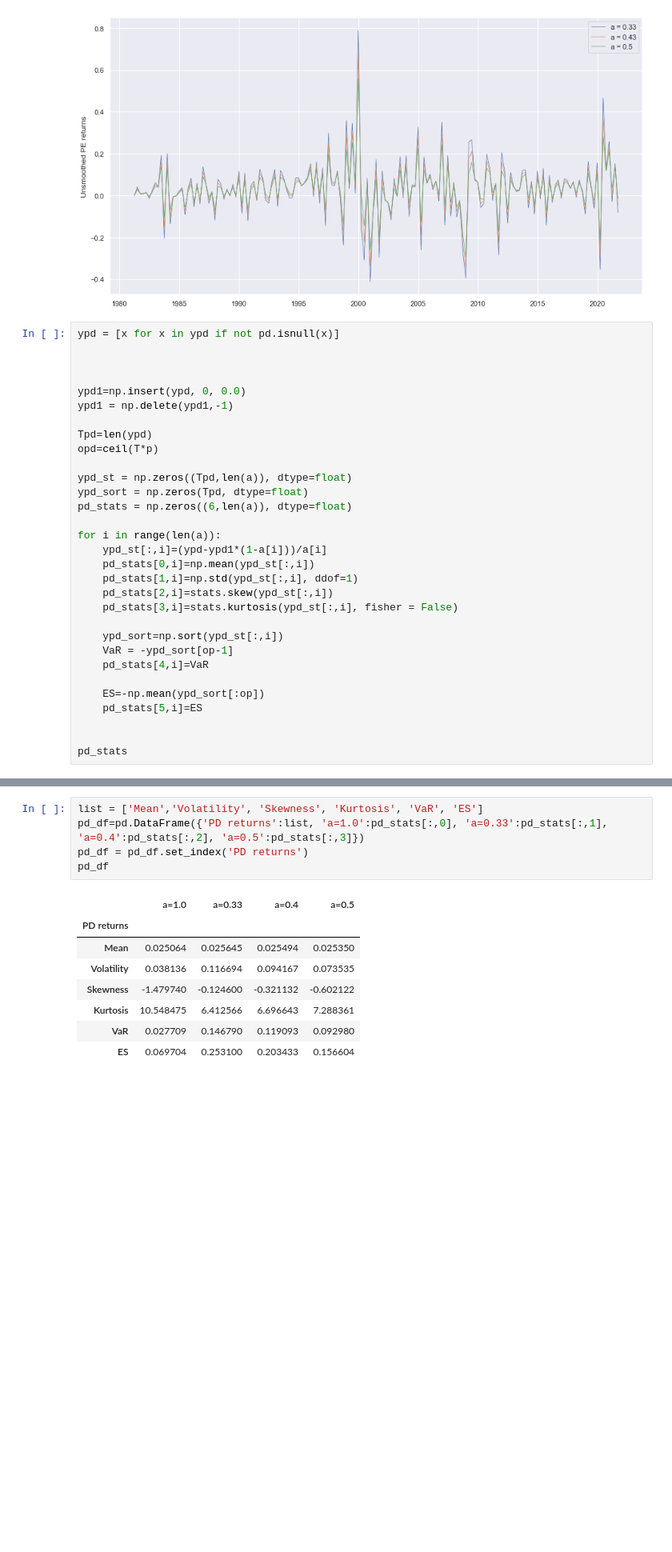
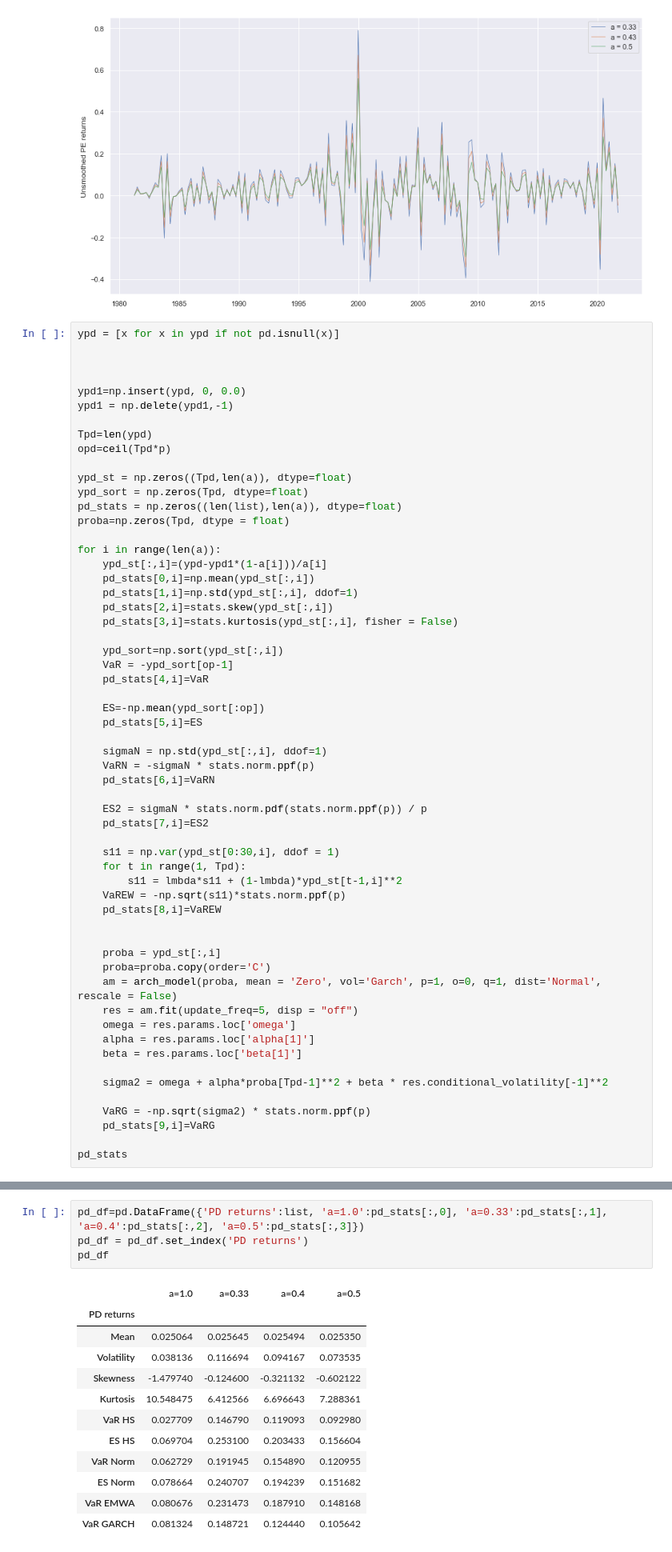
Before and after one commit to MilanGemo/Risk-Project, a Jupyter notebook: Risk Project/Risk_Project.ipynb, the cells around one changed output, grey strips where cells are left out. Shown at 80% size. Drawn from its saved outputs; the diff is of its cells as text; blank space fills up the shorter version.

```diff
--- a/Risk Project/Risk_Project.ipynb
+++ b/Risk Project/Risk_Project.ipynb
@@ -198,11 +229,12 @@ ypd1=np.insert(ypd, 0, 0.0)
 ypd1 = np.delete(ypd1,-1)
 
 Tpd=len(ypd)
-opd=ceil(T*p)
+opd=ceil(Tpd*p)
 
 ypd_st = np.zeros((Tpd,len(a)), dtype=float)
 ypd_sort = np.zeros(Tpd, dtype=float)
-pd_stats = np.zeros((6,len(a)), dtype=float)
+pd_stats = np.zeros((len(list),len(a)), dtype=float)
+proba=np.zeros(Tpd, dtype = float)
 
 for i in range(len(a)):
     ypd_st[:,i]=(ypd-ypd1*(1-a[i]))/a[i]
@@ -218,6 +250,32 @@ for i in range(len(a)):
     ES=-np.mean(ypd_sort[:op])
     pd_stats[5,i]=ES
 
+    sigmaN = np.std(ypd_st[:,i], ddof=1)
+    VaRN = -sigmaN * stats.norm.ppf(p)
+    pd_stats[6,i]=VaRN
+
+    ES2 = sigmaN * stats.norm.pdf(stats.norm.ppf(p)) / p
+    pd_stats[7,i]=ES2
+
+    s11 = np.var(ypd_st[0:30,i], ddof = 1)
+    for t in range(1, Tpd):
+        s11 = lmbda*s11 + (1-lmbda)*ypd_st[t-1,i]**2
+    VaREW = -np.sqrt(s11)*stats.norm.ppf(p)
+    pd_stats[8,i]=VaREW
+
+
+    proba = ypd_st[:,i]
+    proba=proba.copy(order='C')
+    am = arch_model(proba, mean = 'Zero', vol='Garch', p=1, o=0, q=1, dist='Normal', rescale = False)
+    res = am.fit(update_freq=5, disp = "off")
+    omega = res.params.loc['omega']
+    alpha = res.params.loc['alpha[1]']
+    beta = res.params.loc['beta[1]']
+
+    sigma2 = omega + alpha*proba[Tpd-1]**2 + beta * res.conditional_volatility[-1]**2
+
+    VaRG = -np.sqrt(sigma2) * stats.norm.ppf(p)
+    pd_stats[9,i]=VaRG
 
 pd_stats
 # %% [output]
@@ -230,17 +292,20 @@ array([[ 0.02506423,  0.02564534,  0.02549356,  0.02535045],
 # %%
-list = ['Mean','Volatility', 'Skewness', 'Kurtosis', 'VaR', 'ES']
 pd_df=pd.DataFrame({'PD returns':list, 'a=1.0':pd_stats[:,0], 'a=0.33':pd_stats[:,1], 'a=0.4':pd_stats[:,2], 'a=0.5':pd_stats[:,3]})
 pd_df = pd_df.set_index('PD returns')
 pd_df
 # %% [output]
 |  | a=1.0 | a=0.33 | a=0.4 | a=0.5 |
 | PD returns |  |  |  |  |
 | Mean | 0.025064 | 0.025645 | 0.025494 | 0.025350 |
 | Volatility | 0.038136 | 0.116694 | 0.094167 | 0.073535 |
 | Skewness | -1.479740 | -0.124600 | -0.321132 | -0.602122 |
 | Kurtosis | 10.548475 | 6.412566 | 6.696643 | 7.288361 |
-| VaR | 0.027709 | 0.146790 | 0.119093 | 0.092980 |
-| ES | 0.069704 | 0.253100 | 0.203433 | 0.156604 |
+| VaR HS | 0.027709 | 0.146790 | 0.119093 | 0.092980 |
+| ES HS | 0.069704 | 0.253100 | 0.203433 | 0.156604 |
+| VaR Norm | 0.062729 | 0.191945 | 0.154890 | 0.120955 |
+| ES Norm | 0.078664 | 0.240707 | 0.194239 | 0.151682 |
+| VaR EMWA | 0.080676 | 0.231473 | 0.187910 | 0.148168 |
+| VaR GARCH | 0.081324 | 0.148721 | 0.124440 | 0.105642 |
 # %%
 
 fig, ax = plt.subplots()
```
Also changed, not shown: parts of 5 cells of this notebook, 1 other file.
